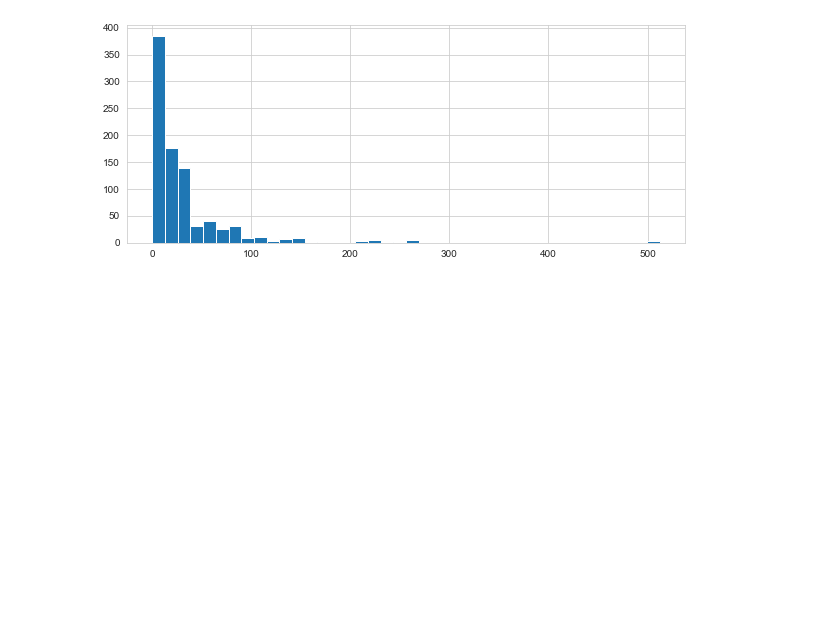
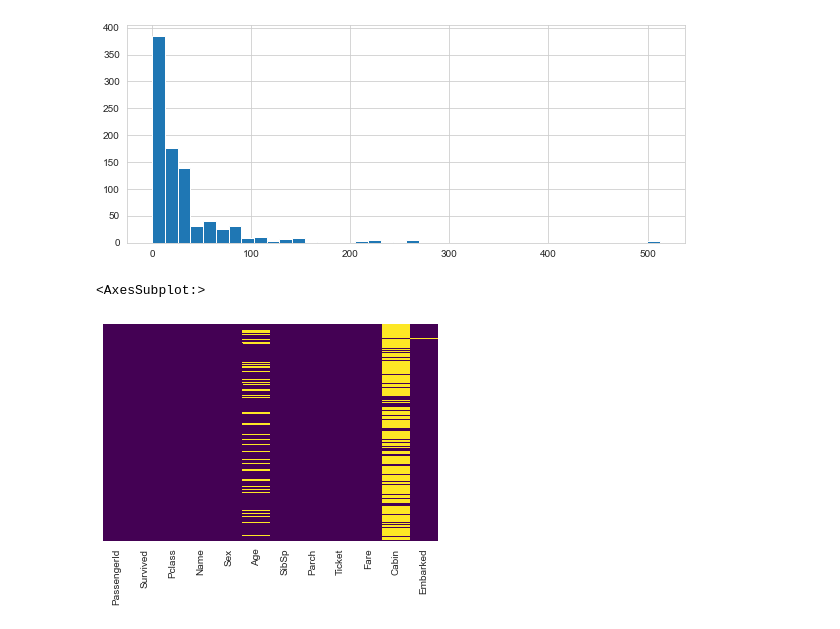
Before and after one commit to GKPSingh/M3D2, a Jupyter notebook: Logistic Regression.ipynb, the cells around one changed output. Saved outputs shown, nothing was run; the diff lists cells and outputs as text; code cells hidden in the pictures; blank space fills up the shorter version.

```diff
--- a/Logistic Regression.ipynb
+++ b/Logistic Regression.ipynb
@@ -90,3 +90,8 @@ train['Fare'].hist(bins = 40, figsize = (10,4))
 # %% [output]
 <AxesSubplot:>
 [figure]
+# %%
+sns.heatmap(train.isnull(), yticklabels = False, cbar = False, cmap = 'viridis')
+# %% [output]
+<AxesSubplot:>
+[figure, added]
```
Also changed, not shown: parts of 17 cells of this notebook.
